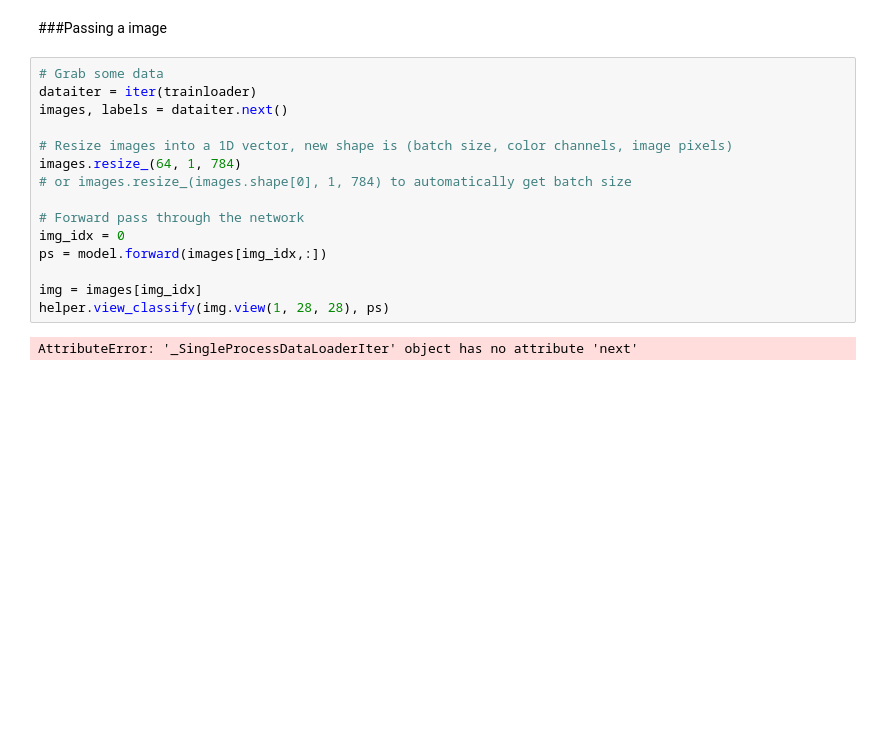
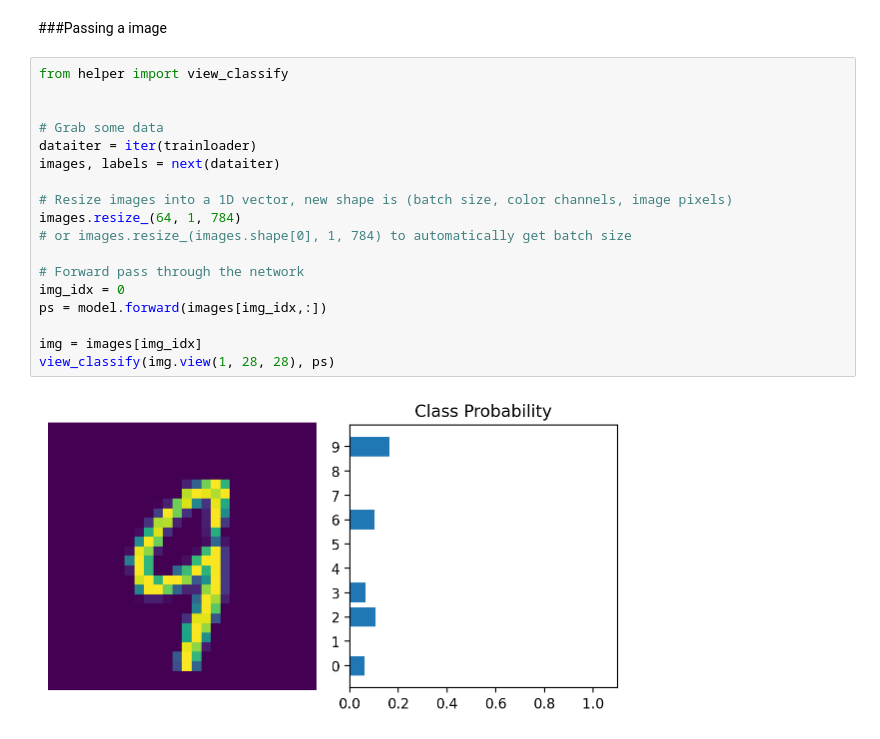
Before and after one commit to hiderbrandon/SimulationProject, a Jupyter notebook: part2.ipynb, the cells around one changed output. Saved outputs shown, nothing was run; the diff lists cells and outputs as text; blank space fills up the shorter version.

Commit message:
visualizing a resutl

```diff
--- a/part2.ipynb
+++ b/part2.ipynb
@@ -206,19 +208,22 @@ Network(
 # %% [markdown]
 ###Passing a image
 # %%
+from helper import view_classify
+
+
 # Grab some data
 dataiter = iter(trainloader)
-images, labels = dataiter.next()
+images, labels = next(dataiter)
 
 # Resize images into a 1D vector, new shape is (batch size, color channels, image pixels)
 images.resize_(64, 1, 784)
 # or images.resize_(images.shape[0], 1, 784) to automatically get batch size
 
 # Forward pass through the network
 img_idx = 0
 ps = model.forward(images[img_idx,:])
 
 img = images[img_idx]
-helper.view_classify(img.view(1, 28, 28), ps)
+view_classify(img.view(1, 28, 28), ps)
 # %% [output]
-AttributeError: '_SingleProcessDataLoaderIter' object has no attribute 'next'
+[figure, added]
```
Also changed, not shown: parts of 3 cells of this notebook.
